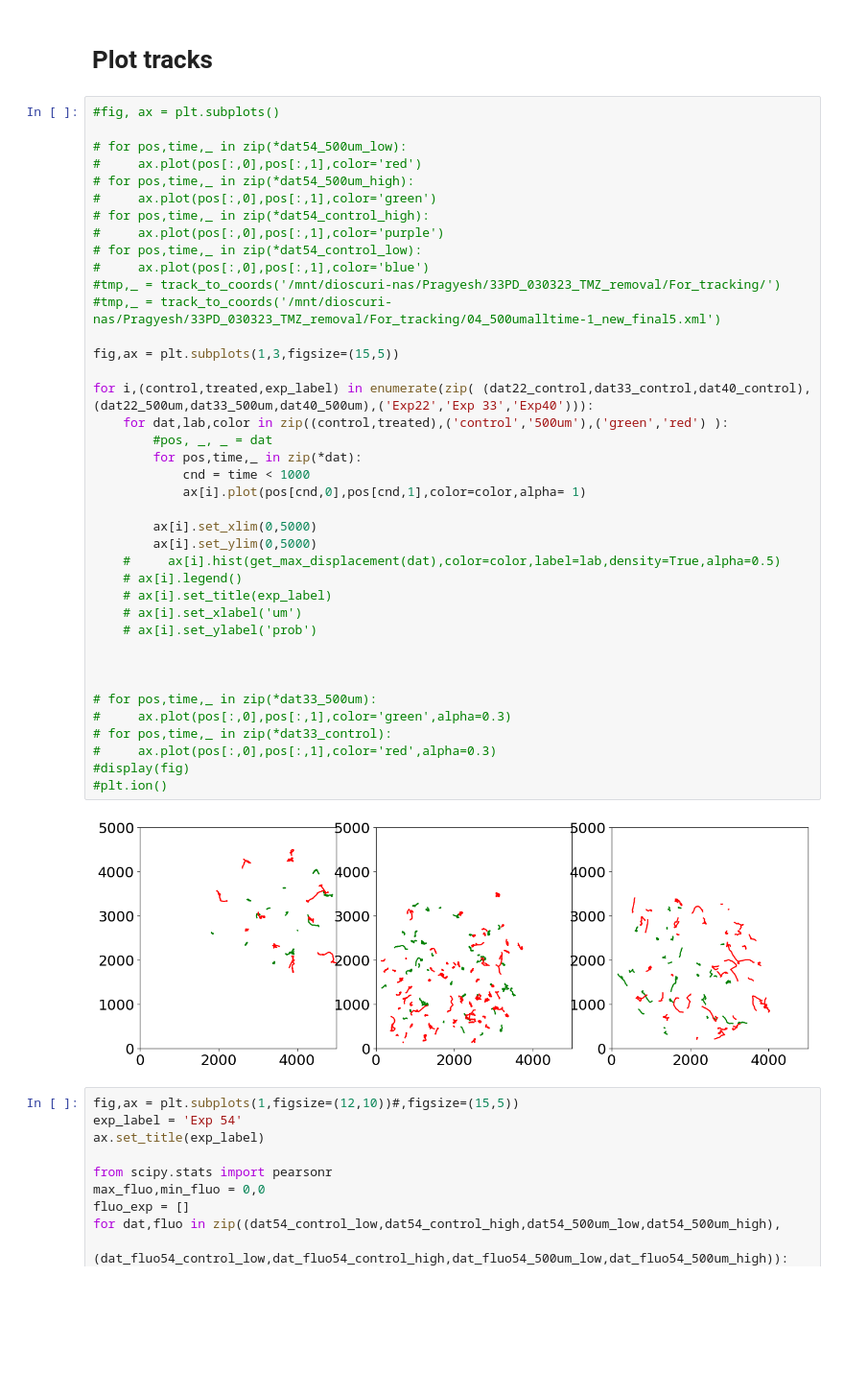
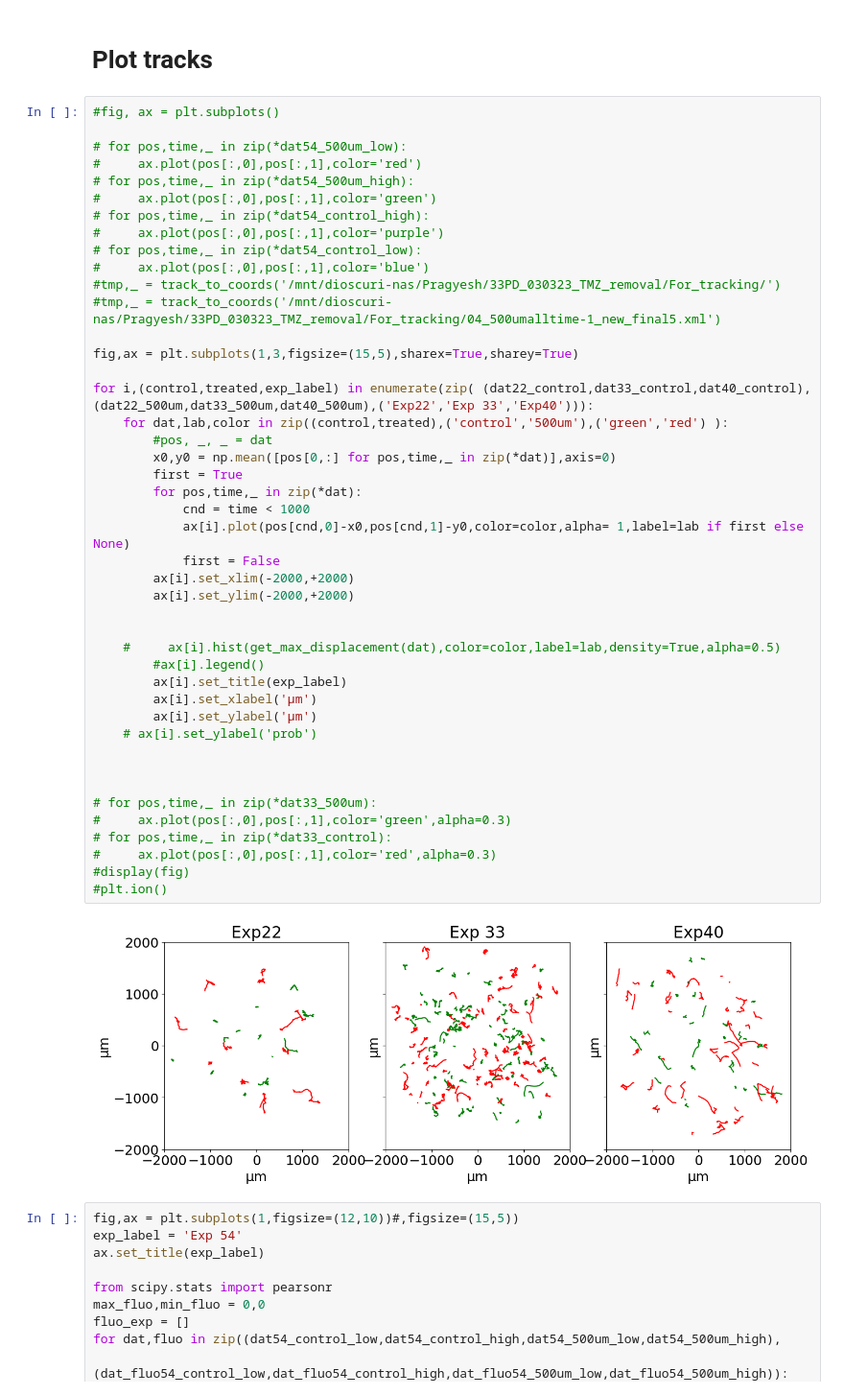
Before and after one commit to Dioscuri-Centre/phenotypic_heterogeneity, a Jupyter notebook: Tracking/cell_tracking.ipynb, the cells around one changed output. Shown at 96% size. Saved outputs shown, nothing was run; the diff lists cells and outputs as text; blank space fills up the shorter version.

```diff
--- a/Tracking/cell_tracking.ipynb
+++ b/Tracking/cell_tracking.ipynb
@@ -105,41 +125,46 @@ Ran out of input
 # for pos,time,_ in zip(*dat54_500um_low):
 #     ax.plot(pos[:,0],pos[:,1],color='red')
 # for pos,time,_ in zip(*dat54_500um_high):
 #     ax.plot(pos[:,0],pos[:,1],color='green')
 # for pos,time,_ in zip(*dat54_control_high):
 #     ax.plot(pos[:,0],pos[:,1],color='purple')
 # for pos,time,_ in zip(*dat54_control_low):
 #     ax.plot(pos[:,0],pos[:,1],color='blue')
 #tmp,_ = track_to_coords('/mnt/dioscuri-nas/Pragyesh/33PD_030323_TMZ_removal/For_tracking/')
 #tmp,_ = track_to_coords('/mnt/dioscuri-nas/Pragyesh/33PD_030323_TMZ_removal/For_tracking/04_500umalltime-1_new_final5.xml')
 
-fig,ax = plt.subplots(1,3,figsize=(15,5))
+fig,ax = plt.subplots(1,3,figsize=(15,5),sharex=True,sharey=True)
 
 for i,(control,treated,exp_label) in enumerate(zip( (dat22_control,dat33_control,dat40_control),  (dat22_500um,dat33_500um,dat40_500um),('Exp22','Exp 33','Exp40'))):
     for dat,lab,color in zip((control,treated),('control','500um'),('green','red') ):
         #pos, _, _ = dat
+        x0,y0 = np.mean([pos[0,:] for pos,time,_ in zip(*dat)],axis=0)
+        first = True
         for pos,time,_ in zip(*dat):
             cnd = time < 1000
-            ax[i].plot(pos[cnd,0],pos[cnd,1],color=color,alpha= 1)
+            ax[i].plot(pos[cnd,0]-x0,pos[cnd,1]-y0,color=color,alpha= 1,label=lab if first else None)
+            first = False
+        ax[i].set_xlim(-2000,+2000)
+        ax[i].set_ylim(-2000,+2000)
 
-        ax[i].set_xlim(0,5000)
-        ax[i].set_ylim(0,5000)
+
     #     ax[i].hist(get_max_displacement(dat),color=color,label=lab,density=True,alpha=0.5)
-    # ax[i].legend()
-    # ax[i].set_title(exp_label)
-    # ax[i].set_xlabel('um')
+        #ax[i].legend()
+        ax[i].set_title(exp_label)
+        ax[i].set_xlabel('µm')
+        ax[i].set_ylabel('µm')
     # ax[i].set_ylabel('prob')
 
 
 
 # for pos,time,_ in zip(*dat33_500um):
 #     ax.plot(pos[:,0],pos[:,1],color='green',alpha=0.3)
 # for pos,time,_ in zip(*dat33_control):
 #     ax.plot(pos[:,0],pos[:,1],color='red',alpha=0.3)
 #display(fig)
 #plt.ion()
 # %% [output]
-[figure, old version]
+[figure, new version]
 # %%
 fig,ax = plt.subplots(1,figsize=(12,10))#,figsize=(15,5))
 exp_label = 'Exp 54'
```
Also changed, not shown: parts of 22 cells of this notebook, 6 other files.
